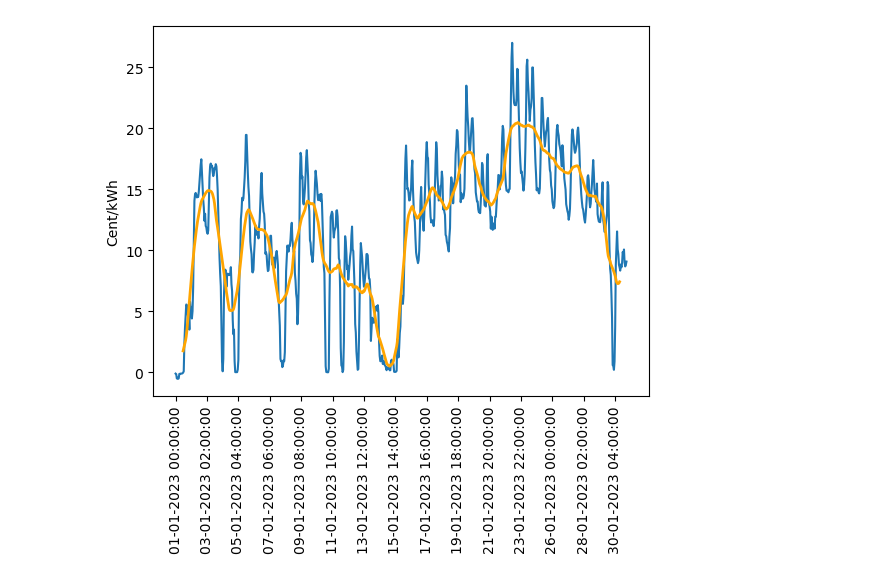
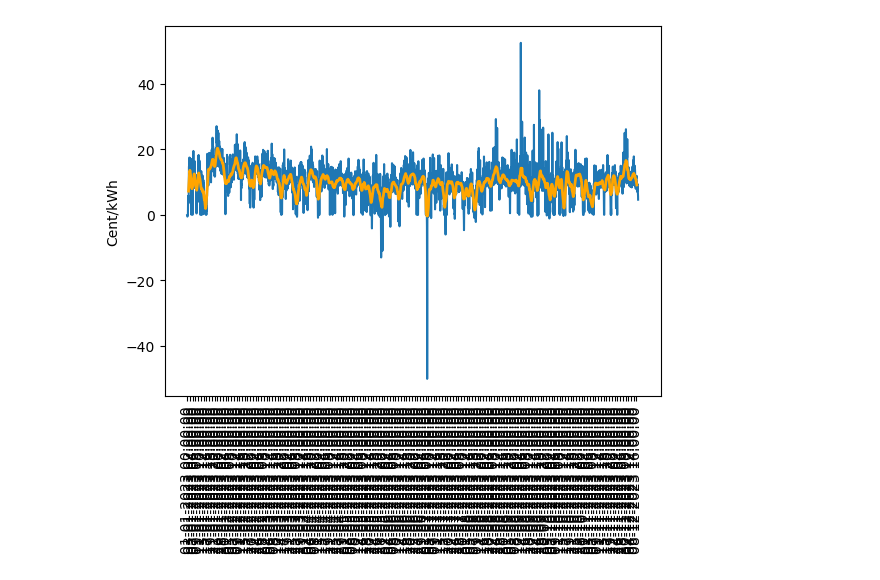
Before and after one commit to rumexcrisp/aim_bi_project, a Jupyter notebook: api_check.ipynb, the cells around one changed output. Cells and saved outputs as stored; diff of their text form; code cells hidden in the pictures.

```diff
--- a/api_check.ipynb
+++ b/api_check.ipynb
@@ -4,39 +4,38 @@ import json
 import pandas as pd
 from datetime import datetime, timezone
 import matplotlib.pyplot as plt
+import time
 
-def get_data():
-    # Setze die API-Endpunkt-URL
+def get_data(start, end):
     api_url = "https://api.awattar.de/v1/marketdata"
     df = pd.DataFrame()
 
-    # Erstelle die Parameter für "start" und "end" in Millisekunden
-    start_timestamp = int(datetime(2023, 1, 1).timestamp() * 1000)
-    end_timestamp = int(datetime(2023, 1, 31).timestamp() * 1000)
+    start_timestamp = start
+    end_timestamp = end
 
-    # Erstelle die Parameter für die GET-Anfrage
     params = {
         'start': start_timestamp,
         'end': end_timestamp
     }
 
-    # Sende die GET-Anfrage an die API
+    start_time = time.time()
     response = requests.get(api_url, params=params)
+    end_time = time.time()
 
-    # Überprüfe die Antwort der API
+    print(f"took {end_time - start_time:.6f} seconds to execute.")
+
     if response.status_code == 200:
         data = response.json()
 
+        with open(f'data/api_response_{start}_{end}.json', 'w') as json_file:
+            json.dump(data, json_file, indent=4)
+
         return pd.DataFrame(data["data"])
-
-        # Speichere die JSON-Daten in einer Datei
-        # with open('api_response.json', 'w') as json_file:
-        #     json.dump(data, json_file, indent=4)
     else:
         print(f"Fehler bei der Anfrage. Statuscode: {response.status_code}")
         return df
 # %%
-df = get_data()
+df = get_data(int(datetime(2023, 1, 1).timestamp() * 1000), int(datetime(2023, 12, 31).timestamp() * 1000))
 assert not df.empty
 
 df["marketprice"] = (df["marketprice"] * 0.1).round(2)
@@ -61,12 +61,12 @@ dtype: object
 # %%
-rolling_mean = df["marketprice"].rolling(window=24, center=True).mean()
+rolling_mean = df["marketprice"].rolling(window=48, center=True).mean()
 # df = df.head(100)
 
 plt.plot(df["date"], df["marketprice"], label='Original Data', linestyle='-')
 plt.plot(df["date"], rolling_mean, label='Rolling Average', linestyle='-', linewidth=2, color='orange')
 
 plt.ylabel(df["unit"].iloc[0])
 plt.xticks(df["date"][::50], rotation=90)
 plt.show()
 # %% [output]
-[figure, old version]
+[figure, new version]
```
Also changed, not shown: parts of 3 cells of this notebook.
